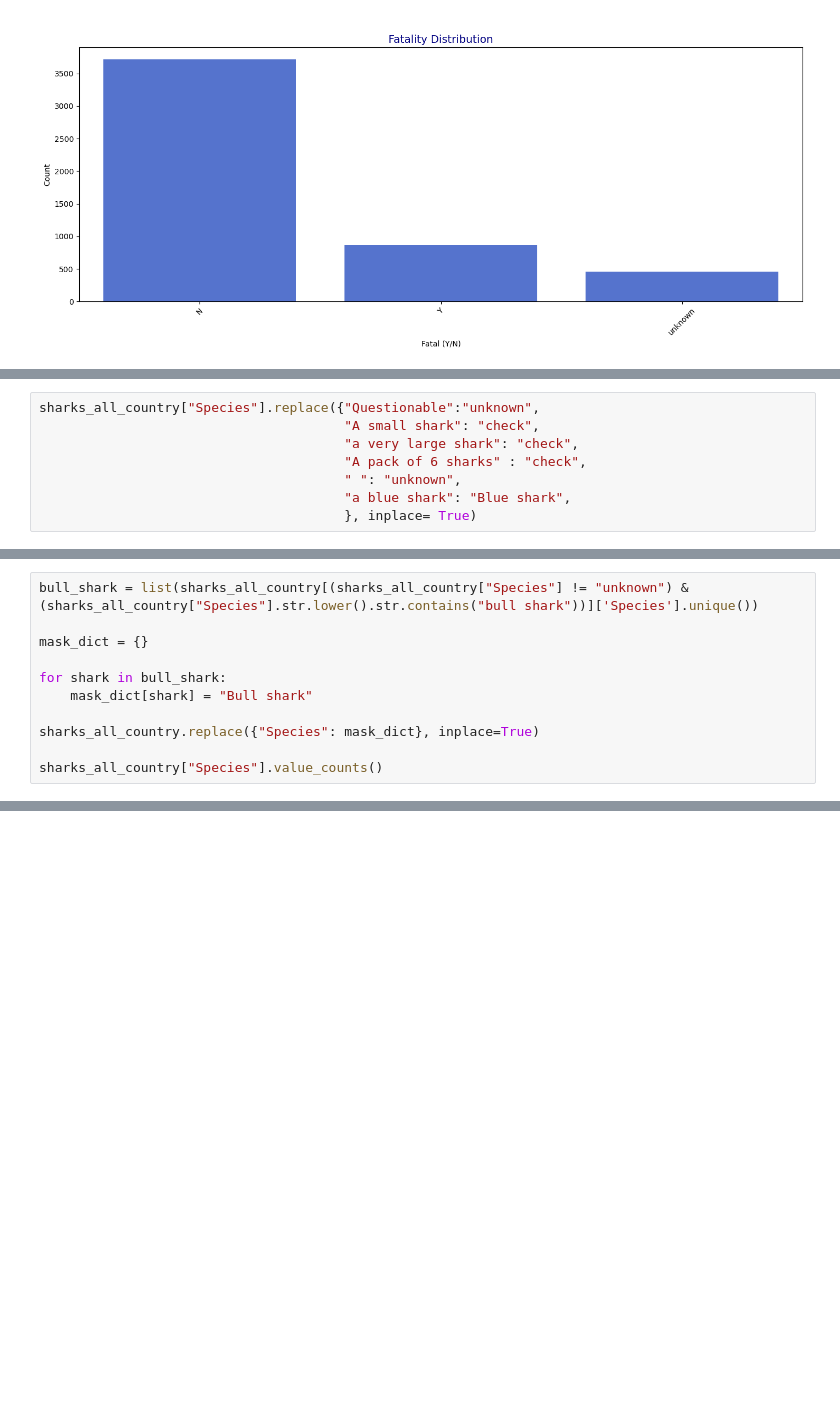
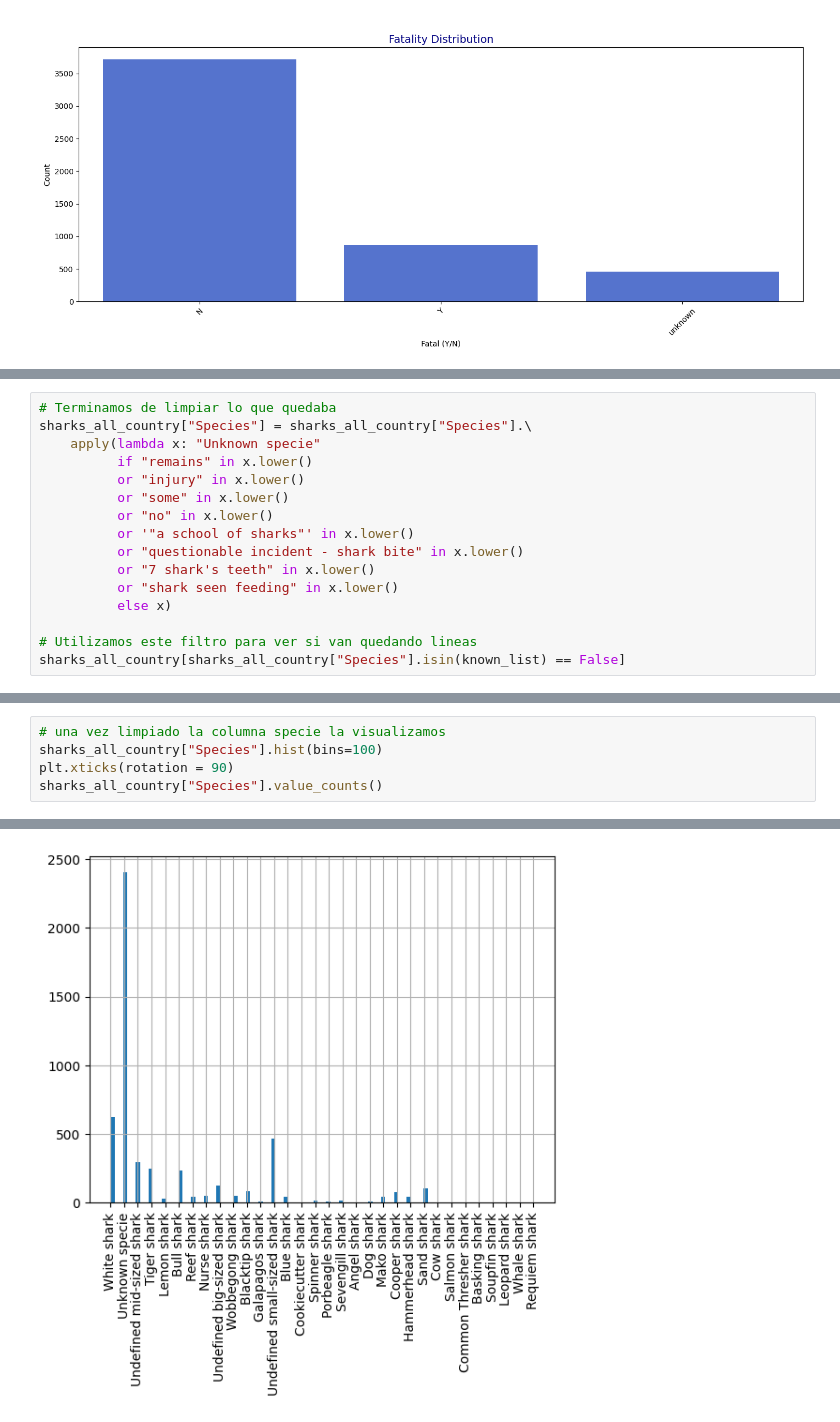
Before and after one commit to LucasFloresC/Shark_Attack, a Jupyter notebook: Proyecto 1.ipynb, the cells around one changed output, grey strips where cells are left out. Cells and saved outputs as stored; diff of their text form; blank space fills up the shorter version.

```diff
--- a/Proyecto 1.ipynb
+++ b/Proyecto 1.ipynb
@@ -647,8 +657,0 @@ sharks_all_country[(sharks_all_country["Species"] != "unknown") & (sharks_all_co
-# %%
-sharks_all_country["Species"].replace({"Questionable":"unknown",
-                                       "A small shark": "check",
-                                       "a very large shark": "check",
-                                       "A pack of 6 sharks" : "check",
-                                       " ": "unknown",
-                                       "a blue shark": "Blue shark",
-                                       }, inplace= True)
@@ -669,11 +657,0 @@ See the caveats in the documentation: https://pandas.pydata.org/pandas-docs/stab
-# %%
-bull_shark = list(sharks_all_country[(sharks_all_country["Species"] != "unknown") & (sharks_all_country["Species"].str.lower().str.contains("bull shark"))]['Species'].unique())
-
-mask_dict = {}
-
-for shark in bull_shark:
-    mask_dict[shark] = "Bull shark"
-
-sharks_all_country.replace({"Species": mask_dict}, inplace=True)
-
-sharks_all_country["Species"].value_counts()
@@ -764,0 +1003,16 @@ Name: count, dtype: int64
+# %%
+# Terminamos de limpiar lo que quedaba
+sharks_all_country["Species"] = sharks_all_country["Species"].\
+    apply(lambda x: "Unknown specie"
+          if "remains" in x.lower()
+          or "injury" in x.lower()
+          or "some" in x.lower()
+          or "no" in x.lower()
+          or '"a school of sharks"' in x.lower()
+          or "questionable incident - shark bite" in x.lower()
+          or "7 shark's teeth" in x.lower()
+          or "shark seen feeding" in x.lower()
+          else x)
+
+# Utilizamos este filtro para ver si van quedando lineas
+sharks_all_country[sharks_all_country["Species"].isin(known_list) == False]
@@ -764,0 +1026,6 @@ Name: count, dtype: int64
+# %%
+# una vez limpiado la columna specie la visualizamos
+sharks_all_country["Species"].hist(bins=100)
+plt.xticks(rotation = 90)
+sharks_all_country["Species"].value_counts()
+# %% [output]
@@ -764,0 +1049 @@ Name: count, dtype: int64
+[figure, added]
```
Also changed, not shown: parts of 34 cells of this notebook, 20 other files.
